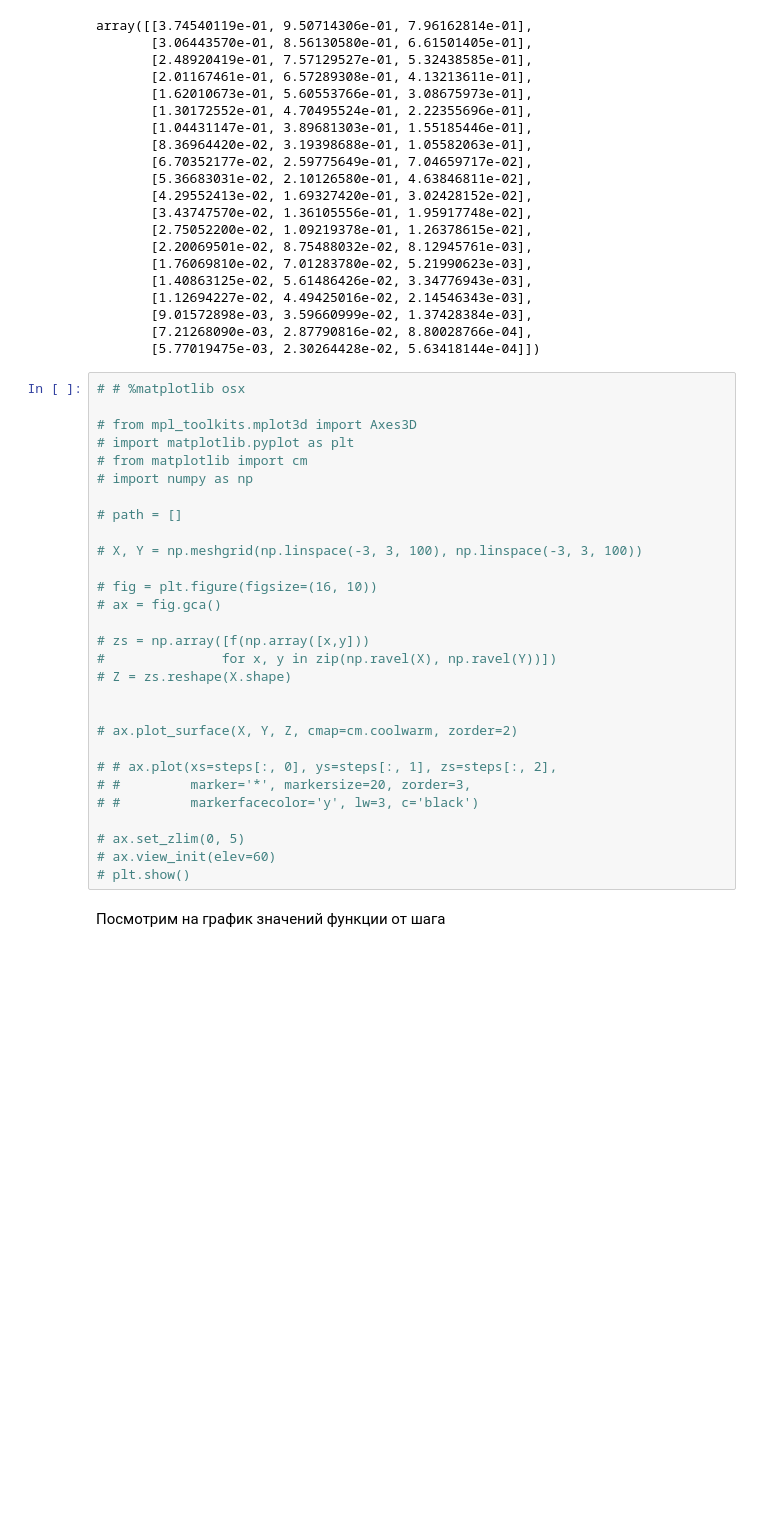
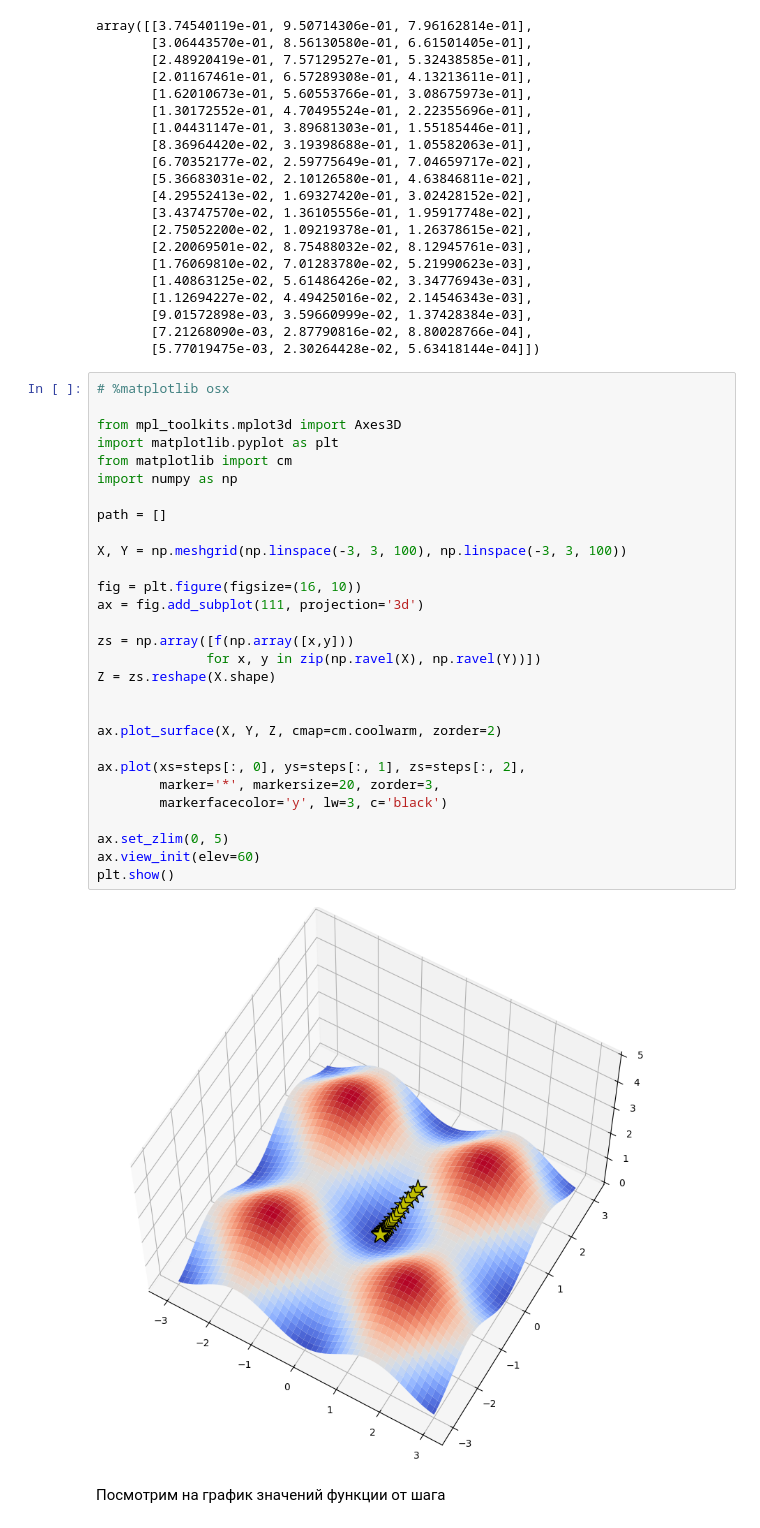
Before and after one commit to rscr1/deep-learning-school, a Jupyter notebook: 06_homework_Linear_models_and_optimization/[homework]linear_models_fall_2021.ipynb, the cells around one changed output. Drawn from its saved outputs; the diff is of its cells as text; blank space fills up the shorter version.

```diff
--- a/06_homework_Linear_models_and_optimization/[homework]linear_models_fall_2021.ipynb
+++ b/06_homework_Linear_models_and_optimization/[homework]linear_models_fall_2021.ipynb
@@ -115,34 +115,36 @@ array([[3.74540119e-01, 9.50714306e-01, 7.96162814e-01],
        [7.21268090e-03, 2.87790816e-02, 8.80028766e-04],
        [5.77019475e-03, 2.30264428e-02, 5.63418144e-04]])
 # %%
-# # %matplotlib osx
+# %matplotlib osx
 
-# from mpl_toolkits.mplot3d import Axes3D
-# import matplotlib.pyplot as plt
-# from matplotlib import cm
-# import numpy as np
+from mpl_toolkits.mplot3d import Axes3D
+import matplotlib.pyplot as plt
+from matplotlib import cm
+import numpy as np
 
-# path = []
+path = []
 
-# X, Y = np.meshgrid(np.linspace(-3, 3, 100), np.linspace(-3, 3, 100))
+X, Y = np.meshgrid(np.linspace(-3, 3, 100), np.linspace(-3, 3, 100))
 
-# fig = plt.figure(figsize=(16, 10))
-# ax = fig.gca()
+fig = plt.figure(figsize=(16, 10))
+ax = fig.add_subplot(111, projection='3d')
 
-# zs = np.array([f(np.array([x,y]))
-#               for x, y in zip(np.ravel(X), np.ravel(Y))])
-# Z = zs.reshape(X.shape)
+zs = np.array([f(np.array([x,y]))
+              for x, y in zip(np.ravel(X), np.ravel(Y))])
+Z = zs.reshape(X.shape)
 
 
-# ax.plot_surface(X, Y, Z, cmap=cm.coolwarm, zorder=2)
+ax.plot_surface(X, Y, Z, cmap=cm.coolwarm, zorder=2)
 
-# # ax.plot(xs=steps[:, 0], ys=steps[:, 1], zs=steps[:, 2],
-# #         marker='*', markersize=20, zorder=3,
-# #         markerfacecolor='y', lw=3, c='black')
+ax.plot(xs=steps[:, 0], ys=steps[:, 1], zs=steps[:, 2],
+        marker='*', markersize=20, zorder=3,
+        markerfacecolor='y', lw=3, c='black')
 
-# ax.set_zlim(0, 5)
-# ax.view_init(elev=60)
-# plt.show()
+ax.set_zlim(0, 5)
+ax.view_init(elev=60)
+plt.show()
+# %% [output]
+[figure, added]
 # %% [markdown]
 Посмотрим на график значений функции от шага
 # %%
```
Also changed, not shown: parts of 9 cells of this notebook, 2 other files.
